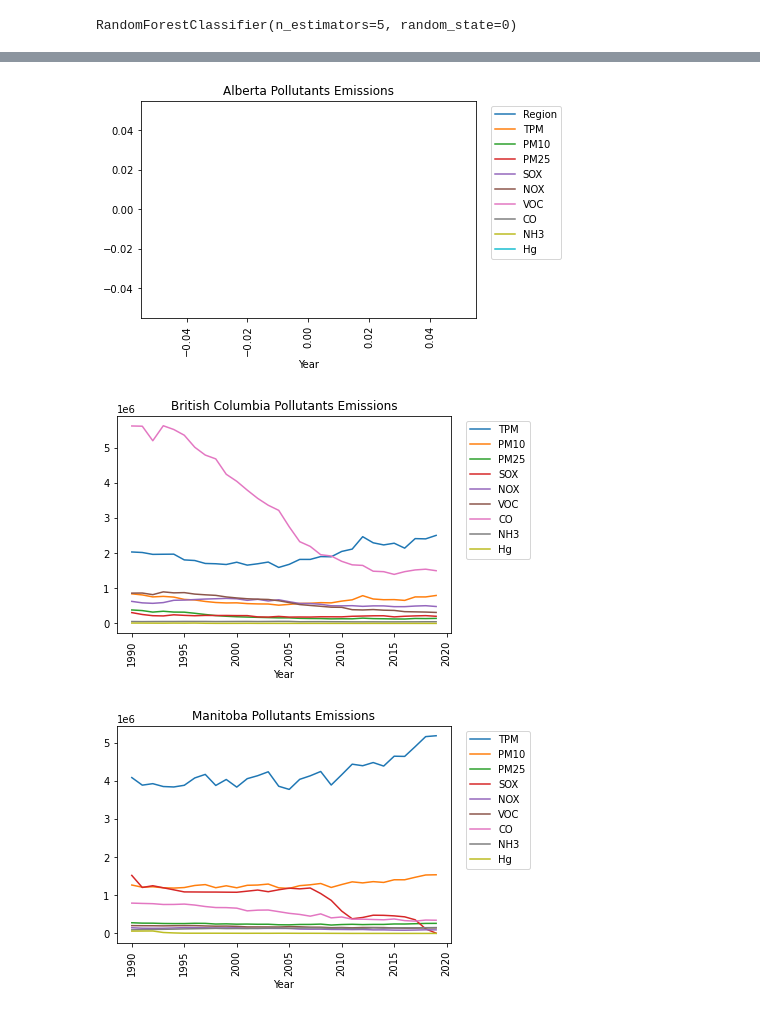
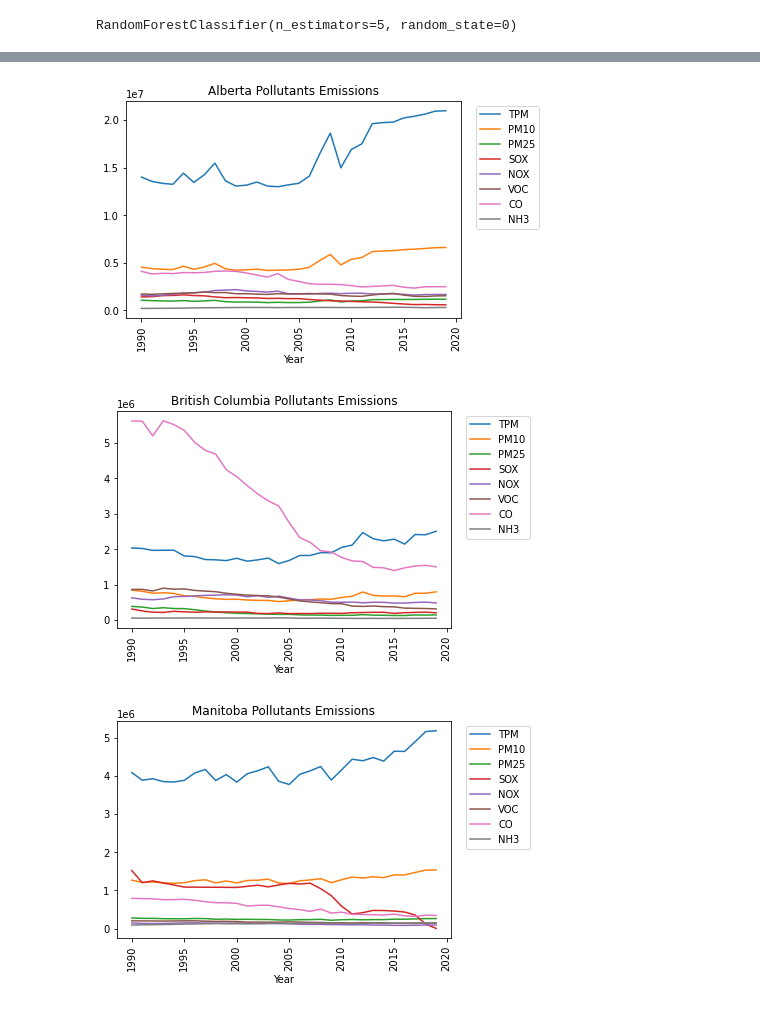
Before and after one commit to elizcorpuz/cind820project, a Jupyter notebook: cind820.ipynb, the cells around one changed output, grey strips where cells are left out. Saved outputs shown, nothing was run; the diff lists cells and outputs as text; code cells hidden in the pictures.

```diff
--- a/cind820.ipynb
+++ b/cind820.ipynb
@@ -539,0 +362,4 @@ dtype: object
+# %%
+#Fill in missing values for Subsector
+df2['Subsector'] = df2['Subsector'].fillna('No Subsector')
+df2['Subsector'].value_counts(dropna = False).sort_index(ascending = True)
@@ -539,0 +395,4 @@ dtype: object
+# %%
+#Fill in missing values for total
+df2['total'] = df2['total'].fillna('n')
+df2['total'].value_counts(dropna = False)
@@ -540,3 +407,6 @@ dtype: object
+# %%
+#Move Source as first column of dataset
+df3 = df2[ ['Source'] + [ col for col in df2.columns if col != 'Source' ] ]
 # %%
 df3.head()
 # %% [output]
@@ -1256,7 +1046,7 @@ Multinomial Logistic regression Test Accuracy ::  0.9692975137660604
 #1. Which of the provinces display an upward trend of air pollutant emissions for 2019?
 # %%
 #Using Random Forest Tree selected features, drop other features except Region and Year
-
-df4 = df_ans.drop(['Index', 'Source', 'Sector', 'Subsector', 'total',
-                'Pb', 'Cd', 'DF', 'Bap', 'Bbf', 'Bkf', 'Ip', 'PAH', 'HCB'], axis = 1, inplace = False)
+df1ans = df3.sort_values(by = 'Year')
+df_1ans = df1ans.drop(['Index', 'Source', 'Sector', 'Subsector', 'total', 'Hg', 'Pb', 'Cd', 'DF', 'Bap',
+                      'Bbf', 'Bkf', 'Ip', 'PAH', 'HCB'], axis = 1, inplace = False)
 # %%
@@ -1271,19 +1061,19 @@ df4.head()
 # %%
 #Alberta shows increase in TPM and PM10 pollutants emissions.
 
-dfab = df4[df4.Region == 'AB']
+dfab = df_1ans[df_1ans.Region == 'AB']
 df_ab = dfab.groupby(['Year']).sum()
 df_AB = pd.DataFrame(data = df_ab)
 df_AB.plot.line(title = 'Alberta Pollutants Emissions')
 plt.legend(bbox_to_anchor = (1.03, 1), loc = 'upper left')
 plt.xticks(rotation = 90)
 plt.show()
 # %% [output]
-[figure, old version]
+[figure, new version]
 # %%
 #British Columbia shows slight increase in TPM pollutants emissions.
 
-dfbc = df4[df4.Region == 'BC']
+dfbc = df_1ans[df_1ans.Region == 'BC']
 df_bc = dfbc.groupby(['Year']).sum()
 df_BC = pd.DataFrame(data = df_bc)
 df_BC.plot.line(title = 'British Columbia Pollutants Emissions')
@@ -1291,11 +1081,11 @@ plt.legend(bbox_to_anchor = (1.03, 1), loc = 'upper left')
 plt.xticks(rotation = 90)
 plt.show()
 # %% [output]
-[figure, old version]
+[figure, new version]
 # %%
 #Manitoba shows increase in TPM pollutants emissions.
 
-dfmb = df4[df4.Region == 'MB']
+dfmb = df_1ans[df_1ans.Region == 'MB']
 df_mb = dfmb.groupby(['Year']).sum()
 df_MB = pd.DataFrame(data = df_mb)
 df_MB.plot.line(title = 'Manitoba Pollutants Emissions')
@@ -1303,7 +1093,7 @@ plt.legend(bbox_to_anchor = (1.03, 1), loc = 'upper left')
 plt.xticks(rotation = 90)
 plt.show()
 # %% [output]
-[figure, old version]
+[figure, new version]
 # %%
 #New Brunswick shows decrease in all pollutants emissions.
 
```
Also changed, not shown: parts of 328 cells of this notebook.
